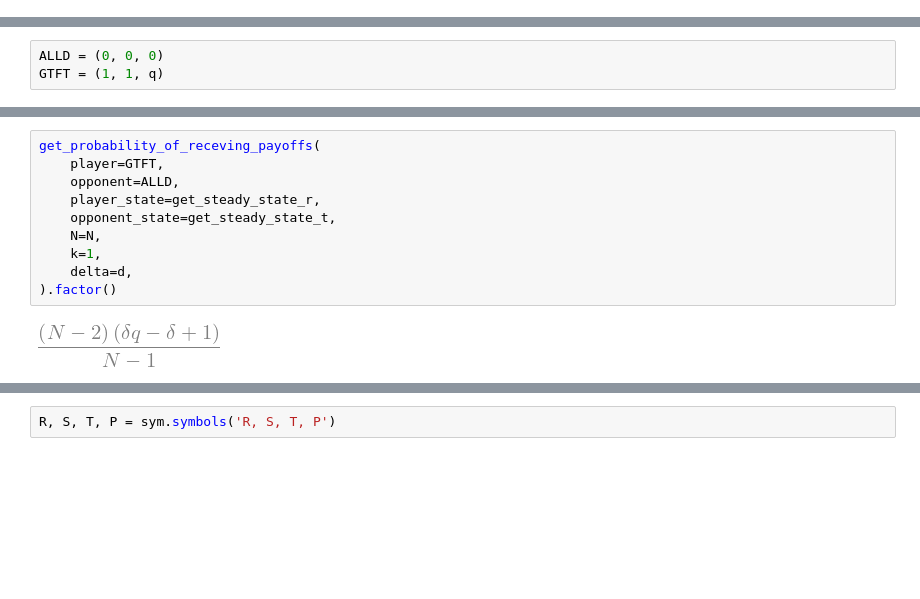
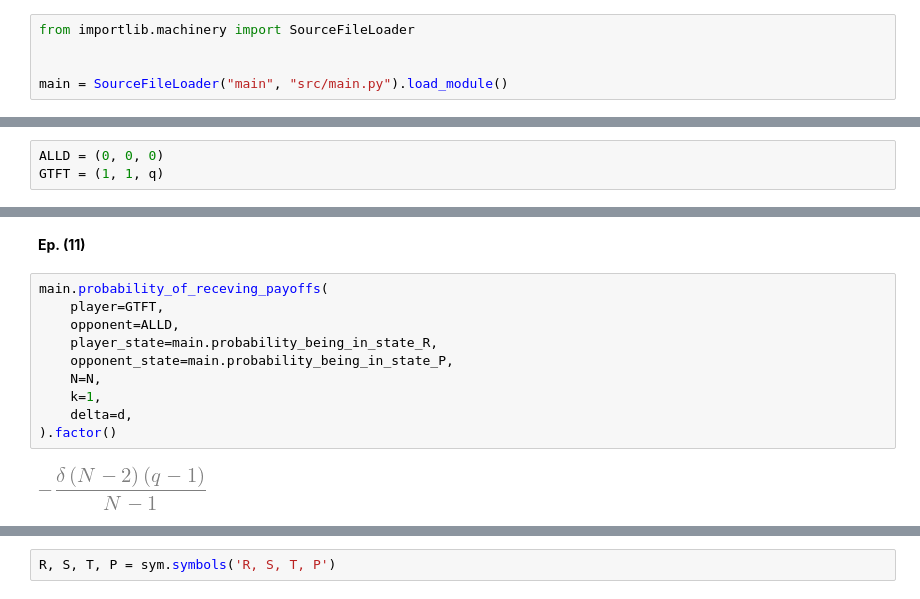
Before and after one commit to Nikoleta-v3/evolution-of-cooperation-with-limited-updating-payoff-memory, a Jupyter notebook: main.ipynb, the cells around one changed output, grey strips where cells are left out. Drawn from its saved outputs; the diff is of its cells as text; blank space fills up the shorter version.

Commit message:
clean notebook
Uses the functions which are not sourced and tested

```diff
--- a/main.ipynb
+++ b/main.ipynb
@@ -6,3 +6,8 @@ import numpy as np
 import itertools
 
 sym.init_printing()
+# %%
+from importlib.machinery import SourceFileLoader
+
+
+main = SourceFileLoader("main", "src/main.py").load_module()
@@ -348,16 +118,18 @@ get_steady_state_t(ALLD, GTFT, delta).factor(), get_steady_state_p(
 ).factor()
 # %% [output]
 [figure]
+# %% [markdown]
+**Ep. (11)**
 # %%
-get_probability_of_receving_payoffs(
+main.probability_of_receving_payoffs(
     player=GTFT,
     opponent=ALLD,
-    player_state=get_steady_state_r,
-    opponent_state=get_steady_state_t,
+    player_state=main.probability_being_in_state_R,
+    opponent_state=main.probability_being_in_state_P,
     N=N,
     k=1,
     delta=d,
 ).factor()
 # %% [output]
-[figure, old version]
+[figure, new version]
 # %%
```
Also changed, not shown: parts of 56 cells of this notebook.
